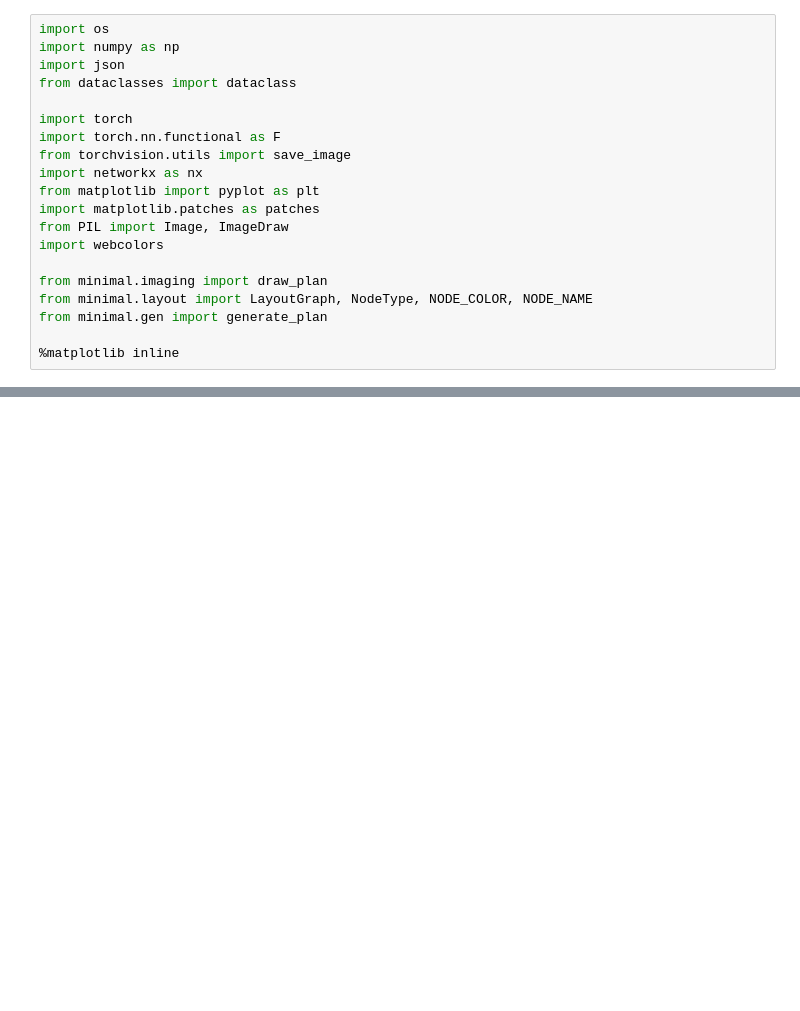
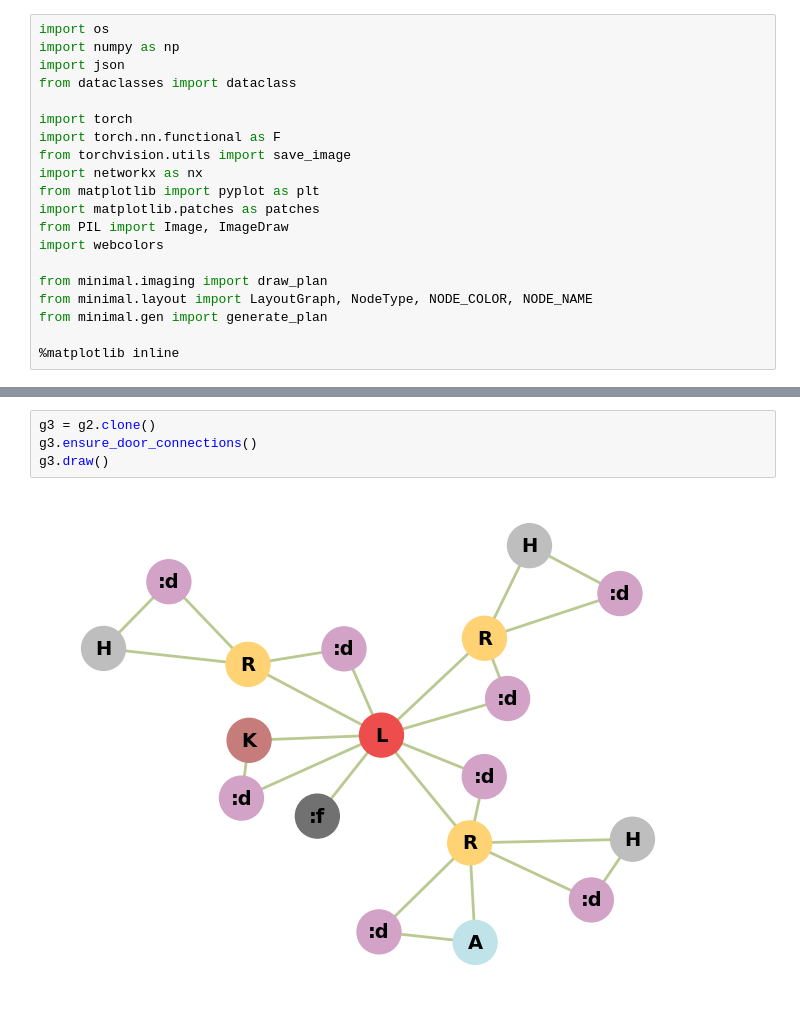
Before and after one commit to enix403/houseganpp, a Jupyter notebook: scratch.ipynb, the cells around one changed output, grey strips where cells are left out. Drawn from its saved outputs; the diff is of its cells as text; blank space fills up the shorter version.

```diff
--- a/scratch.ipynb
+++ b/scratch.ipynb
@@ -34,0 +32,6 @@ g1.draw()
+# %%
+g3 = g2.clone()
+g3.ensure_door_connections()
+g3.draw()
+# %% [output]
+[figure, added]
```
Also changed, not shown: parts of 4 cells of this notebook, 2 other files.
